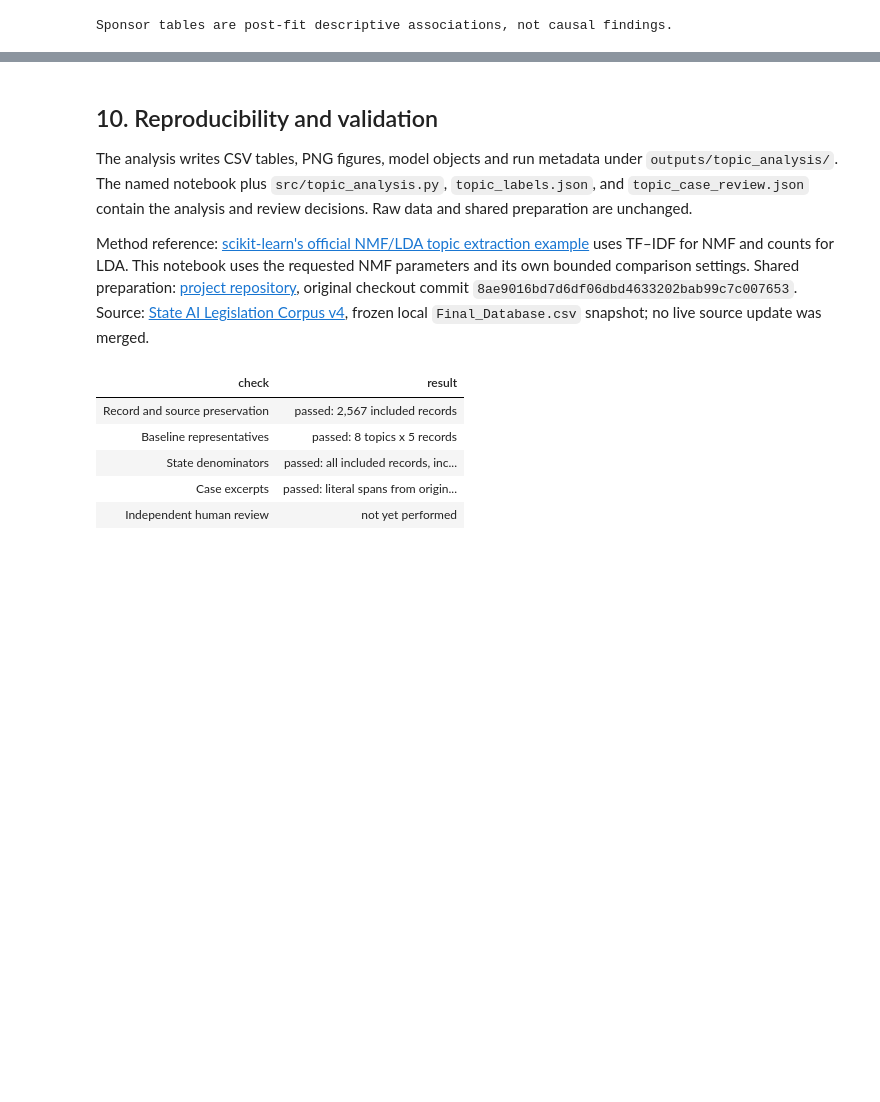
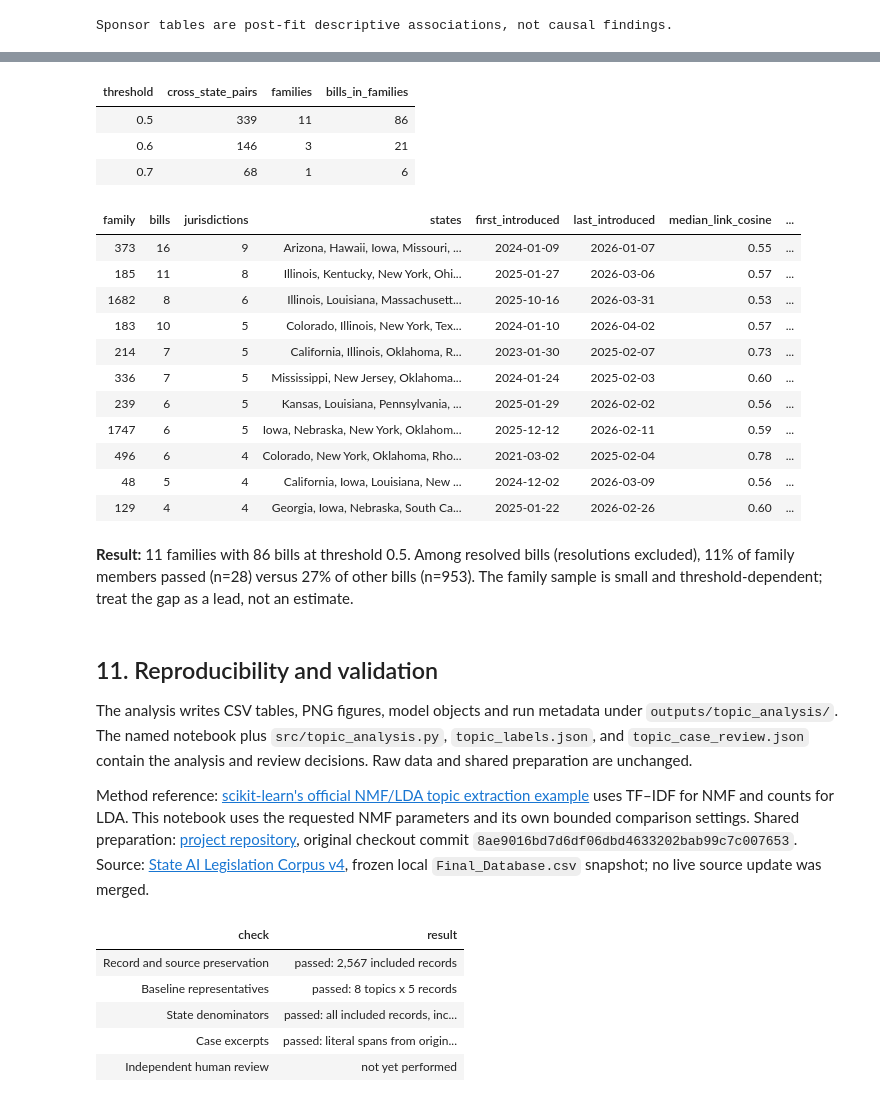
Before and after one commit to dhMontes/siads696-state-of-ai, a Jupyter notebook: notebooks/03_topic_analysis.ipynb, the cells around one changed output, grey strips where cells are left out. Drawn from its saved outputs; the diff is of its cells as text; code cells hidden in the pictures; blank space fills up the shorter version.

```diff
--- a/notebooks/03_topic_analysis.ipynb
+++ b/notebooks/03_topic_analysis.ipynb
@@ -715,5 +763,33 @@ Sponsor tables are post-fit descriptive associations, not causal findings.
+# %%
+family_table, family_sensitivity, family_audit = bill_families(work, clean["W"], topic_captions["refined"], OUT)
+show(family_sensitivity)
+show(family_table.round(2))
+display(Markdown(
+    f"**Result:** {family_audit['families']} families with {family_audit['bills_in_families']} bills at threshold "
+    f"{family_audit['threshold']}. Among resolved bills (resolutions excluded), "
+    f"{family_audit['family_pass_rate']:.0%} of family members passed (n={family_audit['family_resolved_bills']}) "
+    f"versus {family_audit['other_pass_rate']:.0%} of other bills (n={family_audit['other_resolved_bills']}). "
+    "The family sample is small and threshold-dependent; treat the gap as a lead, not an estimate."))
+# %% [output]
+| threshold | cross_state_pairs | families | bills_in_families |
+| 0.5 | 339 | 11 | 86 |
+| 0.6 | 146 | 3 | 21 |
+| 0.7 | 68 | 1 | 6 |
+| family | bills | jurisdictions | states | first_introduced | last_introduced | median_link_cosine | ... |
+| 373 | 16 | 9 | Arizona, Hawaii, Iowa, Missouri, ... | 2024-01-09 | 2026-01-07 | 0.55 | ... |
+| 185 | 11 | 8 | Illinois, Kentucky, New York, Ohi... | 2025-01-27 | 2026-03-06 | 0.57 | ... |
+| 1682 | 8 | 6 | Illinois, Louisiana, Massachusett... | 2025-10-16 | 2026-03-31 | 0.53 | ... |
+| 183 | 10 | 5 | Colorado, Illinois, New York, Tex... | 2024-01-10 | 2026-04-02 | 0.57 | ... |
+| 214 | 7 | 5 | California, Illinois, Oklahoma, R... | 2023-01-30 | 2025-02-07 | 0.73 | ... |
+| 336 | 7 | 5 | Mississippi, New Jersey, Oklahoma... | 2024-01-24 | 2025-02-03 | 0.60 | ... |
+| 239 | 6 | 5 | Kansas, Louisiana, Pennsylvania, ... | 2025-01-29 | 2026-02-02 | 0.56 | ... |
+| 1747 | 6 | 5 | Iowa, Nebraska, New York, Oklahom... | 2025-12-12 | 2026-02-11 | 0.59 | ... |
+| 496 | 6 | 4 | Colorado, New York, Oklahoma, Rho... | 2021-03-02 | 2025-02-04 | 0.78 | ... |
+| 48 | 5 | 4 | California, Iowa, Louisiana, New ... | 2024-12-02 | 2026-03-09 | 0.56 | ... |
+| 129 | 4 | 4 | Georgia, Iowa, Nebraska, South Ca... | 2025-01-22 | 2026-02-26 | 0.60 | ... |
+**Result:** 11 families with 86 bills at threshold 0.5. Among resolved bills (resolutions excluded), 11% of family members passed (n=28) versus 27% of other bills (n=953). The family sample is small and threshold-dependent; treat the gap as a lead, not an estimate.
 # %% [markdown]
-## 10. Reproducibility and validation
+## 11. Reproducibility and validation
 
 The analysis writes CSV tables, PNG figures, model objects and run metadata under `outputs/topic_analysis/`. The named notebook plus `src/topic_analysis.py`, `topic_labels.json`, and `topic_case_review.json` contain the analysis and review decisions. Raw data and shared preparation are unchanged.
 
```
Also changed, not shown: parts of 7 cells of this notebook, 4 other files.
